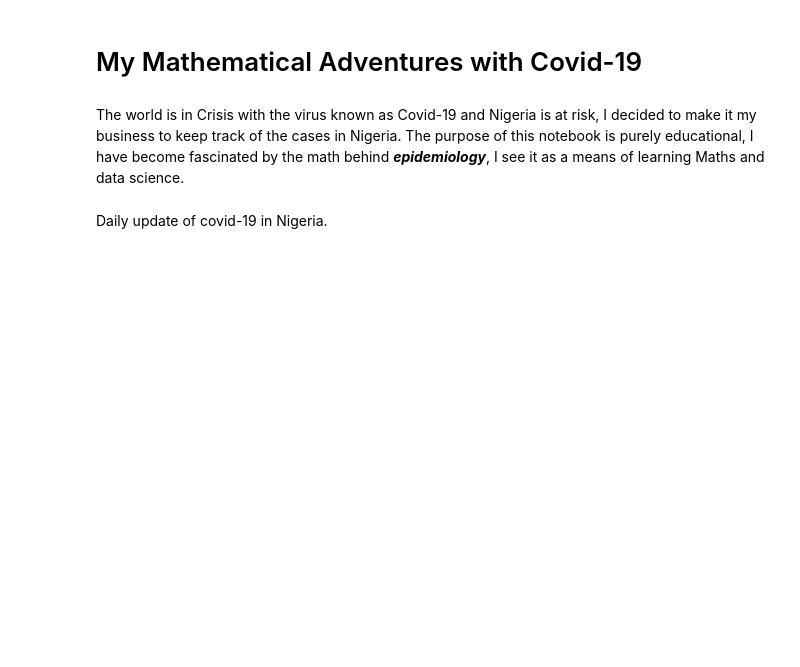
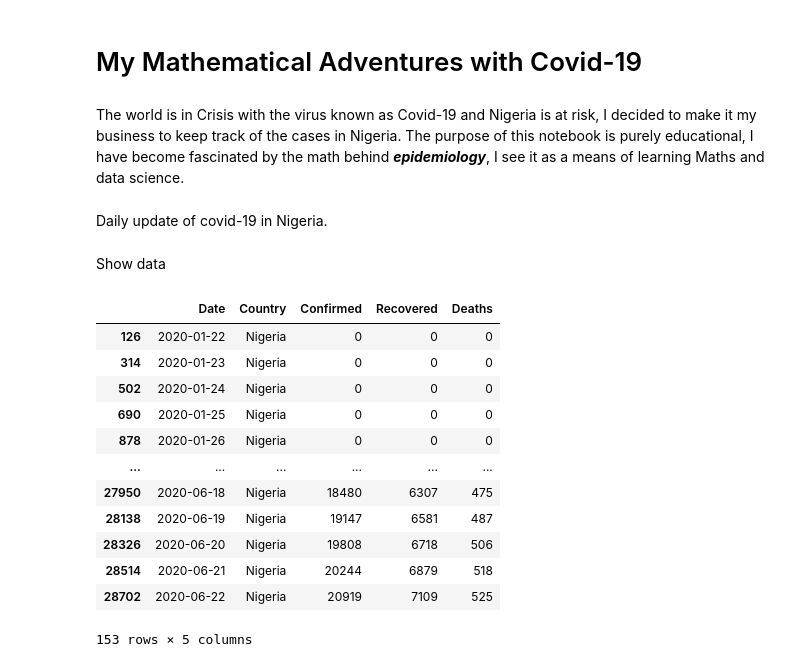
Before and after one commit to EteimZ/Covid-19_prediction_in_Nigeria, a Jupyter notebook: Covid-19.ipynb, the cells around one changed output. Drawn from its saved outputs; the diff is of its cells as text; code cells hidden in the pictures; blank space fills up the shorter version.

```diff
--- a/Covid-19.ipynb
+++ b/Covid-19.ipynb
@@ -22,0 +25,18 @@ Ncases = dataframe.No_of_Cases
+# %% [markdown]
+Show data
+# %%
+df
+# %% [output]
+|  | Date | Country | Confirmed | Recovered | Deaths |
+| 126 | 2020-01-22 | Nigeria | 0 | 0 | 0 |
+| 314 | 2020-01-23 | Nigeria | 0 | 0 | 0 |
+| 502 | 2020-01-24 | Nigeria | 0 | 0 | 0 |
+| 690 | 2020-01-25 | Nigeria | 0 | 0 | 0 |
+| 878 | 2020-01-26 | Nigeria | 0 | 0 | 0 |
+| ... | ... | ... | ... | ... | ... |
+| 27950 | 2020-06-18 | Nigeria | 18480 | 6307 | 475 |
+| 28138 | 2020-06-19 | Nigeria | 19147 | 6581 | 487 |
+| 28326 | 2020-06-20 | Nigeria | 19808 | 6718 | 506 |
+| 28514 | 2020-06-21 | Nigeria | 20244 | 6879 | 518 |
+| 28702 | 2020-06-22 | Nigeria | 20919 | 7109 | 525 |
+153 rows × 5 columns
```
Also changed, not shown: parts of 24 cells of this notebook, 1 other file.
